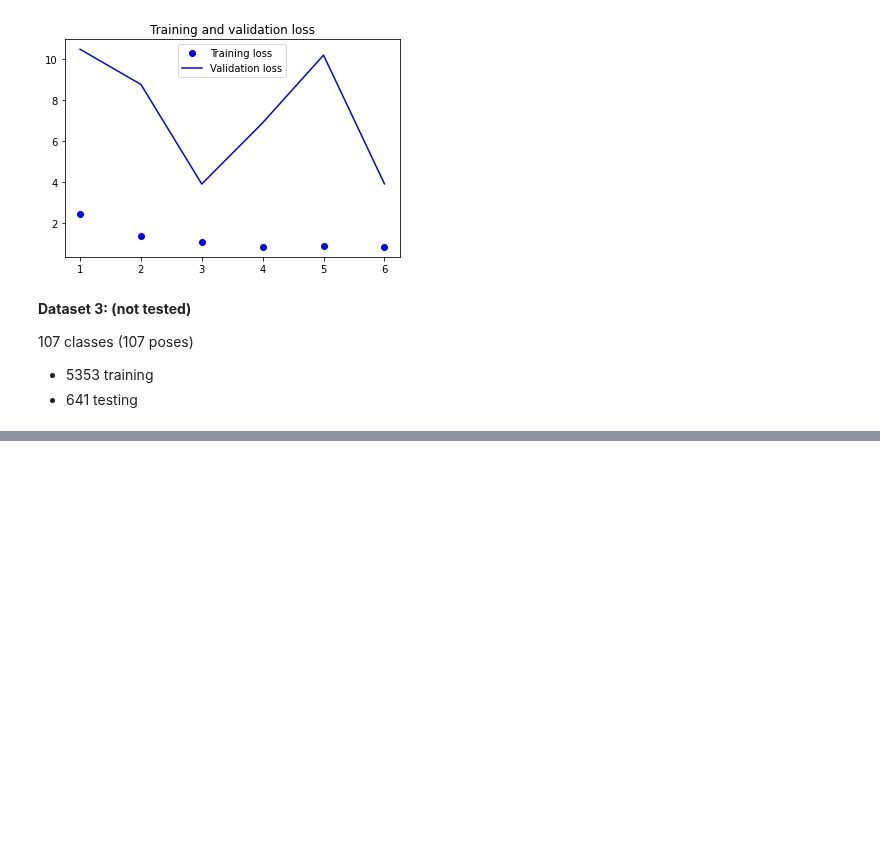
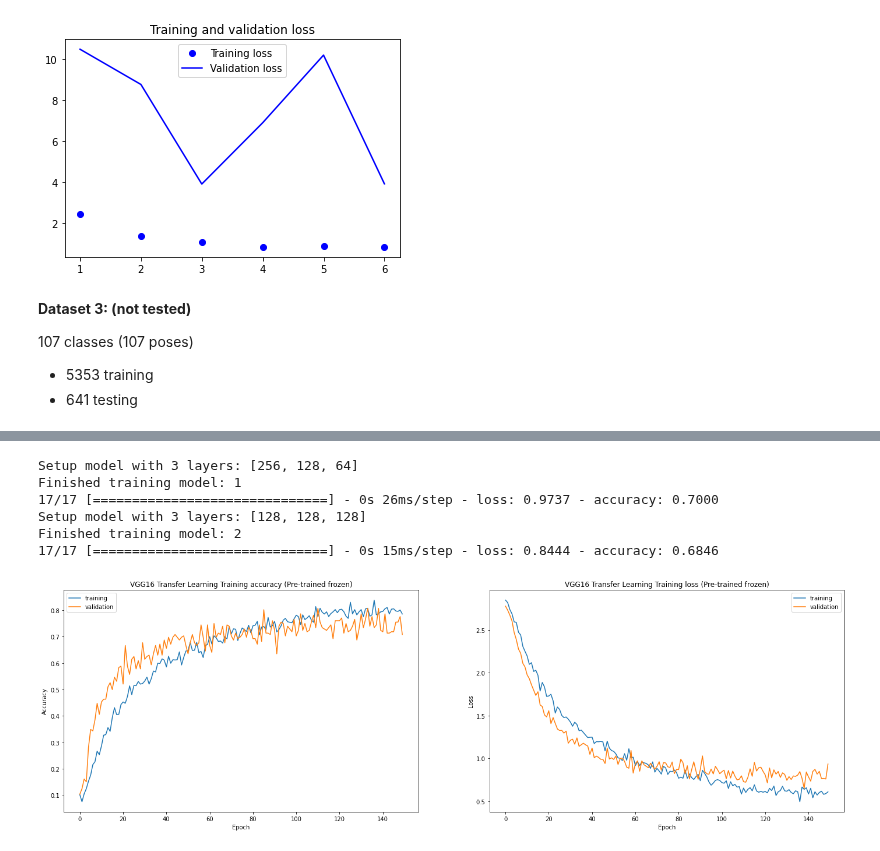
Before and after one commit to tduffy000/deep-learning-group, a Jupyter notebook: Yoga pose model_Tony.ipynb, the cells around one changed output, grey strips where cells are left out. Cells and saved outputs as stored; diff of their text form; code cells hidden in the pictures; blank space fills up the shorter version.

Commit message:
Presentation and misc Tony's notebook update
Implementing Tom's transfer learning

```diff
--- a/Yoga pose model_Tony.ipynb
+++ b/Yoga pose model_Tony.ipynb
@@ -770,0 +1010,4 @@ Epoch 00030: val_accuracy did not improve from 0.32293
+# %%
+vgg_base_model = tf.keras.applications.VGG16(include_top=False, input_shape=im_shape)
+n_vgg_base_model_layers = len(vgg_base_model.layers)
+n_vgg_base_model_layers
@@ -770,0 +1040,50 @@ Epoch 00030: val_accuracy did not improve from 0.32293
+# %%
+vgg_base_model.trainable = False
+# %%
+vgg_models, vgg_results = [], []
+
+for i, node_list in enumerate(TL_DENSE_NODES):
+
+    print(f'Setup model with {len(node_list)} layers: {node_list}')
+    m = generate_tl_network(node_list, n_labels, vgg_base_model, 0.2)
+    m.compile(tf.keras.optimizers.RMSprop(lr=0.0001), loss='sparse_categorical_crossentropy', metrics=['accuracy'])
+    vgg_models.append(m)
+
+    r = m.fit(
+        train_gen.flow(X_train, y_train, batch_size=BATCH_SIZE, subset='training'),
+        steps_per_epoch = (X_train.shape[0] * (1 - TEST_SET_SIZE - VALIDATION_SET_SIZE)) // BATCH_SIZE,
+        epochs=EPOCHS,
+        verbose=0,
+        callbacks = [tf.keras.callbacks.LearningRateScheduler(decay_alpha_tl)],
+        validation_data=train_gen.flow(X_train, y_train, batch_size=BATCH_SIZE, subset='validation'),
+        validation_steps=(X_train.shape[0] * VALIDATION_SET_SIZE) // BATCH_SIZE
+    )
+    print(f'Finished training model: {i + 1}')
+    m.evaluate(X_test, y_test, batch_size=16)
+    vgg_results.append(r)
+# %% [output]
+Setup model with 3 layers: [256, 128, 64]
+Finished training model: 1
+17/17 [==============================] - 0s 26ms/step - loss: 0.9737 - accuracy: 0.7000
+Setup model with 3 layers: [128, 128, 128]
+Finished training model: 2
+17/17 [==============================] - 0s 15ms/step - loss: 0.8444 - accuracy: 0.6846
+# %%
+best_model_idx = 1
+best_model_results = vgg_results[best_model_idx]
+# %%
+fig, (ax1, ax2) = plt.subplots(1,2, figsize=(24,7))
+ax1.plot(best_model_results.history['accuracy'], label='training')
+ax1.plot(best_model_results.history['val_accuracy'], label='validation')
+ax1.set_title('VGG16 Transfer Learning Training accuracy (Pre-trained frozen)')
+ax1.set_ylabel('Accuracy')
+ax1.set_xlabel('Epoch')
+ax1.legend()
+ax2.plot(best_model_results.history['loss'], label='training')
+ax2.plot(best_model_results.history['val_loss'], label='validation')
+ax2.set_title('VGG16 Transfer Learning Training loss (Pre-trained frozen)')
+ax2.set_ylabel('Loss')
+ax2.set_xlabel('Epoch')
+_ = ax2.legend()
+# %% [output]
+[figure, added]
```
Also changed, not shown: parts of 83 cells of this notebook, 23 other files.
